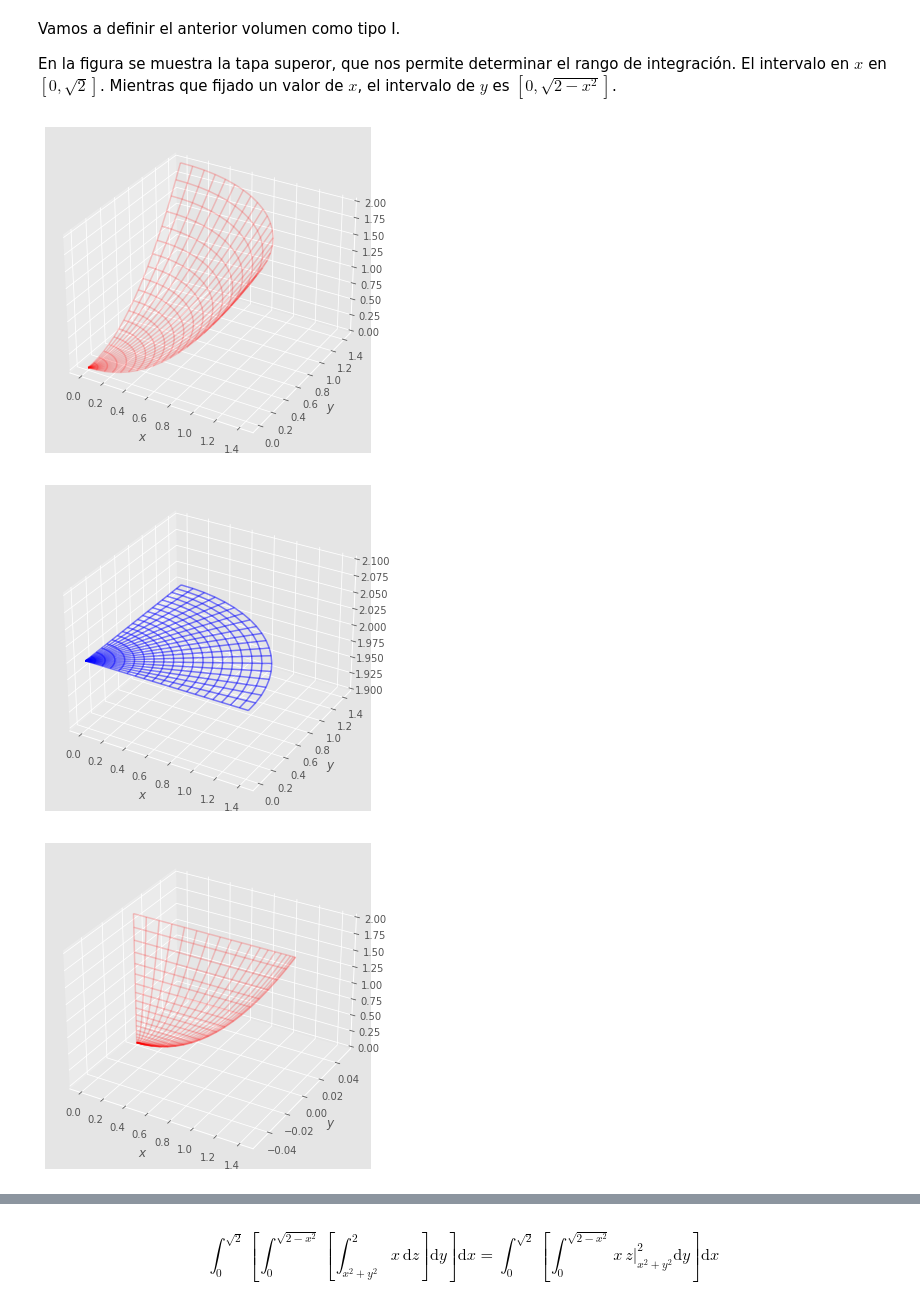
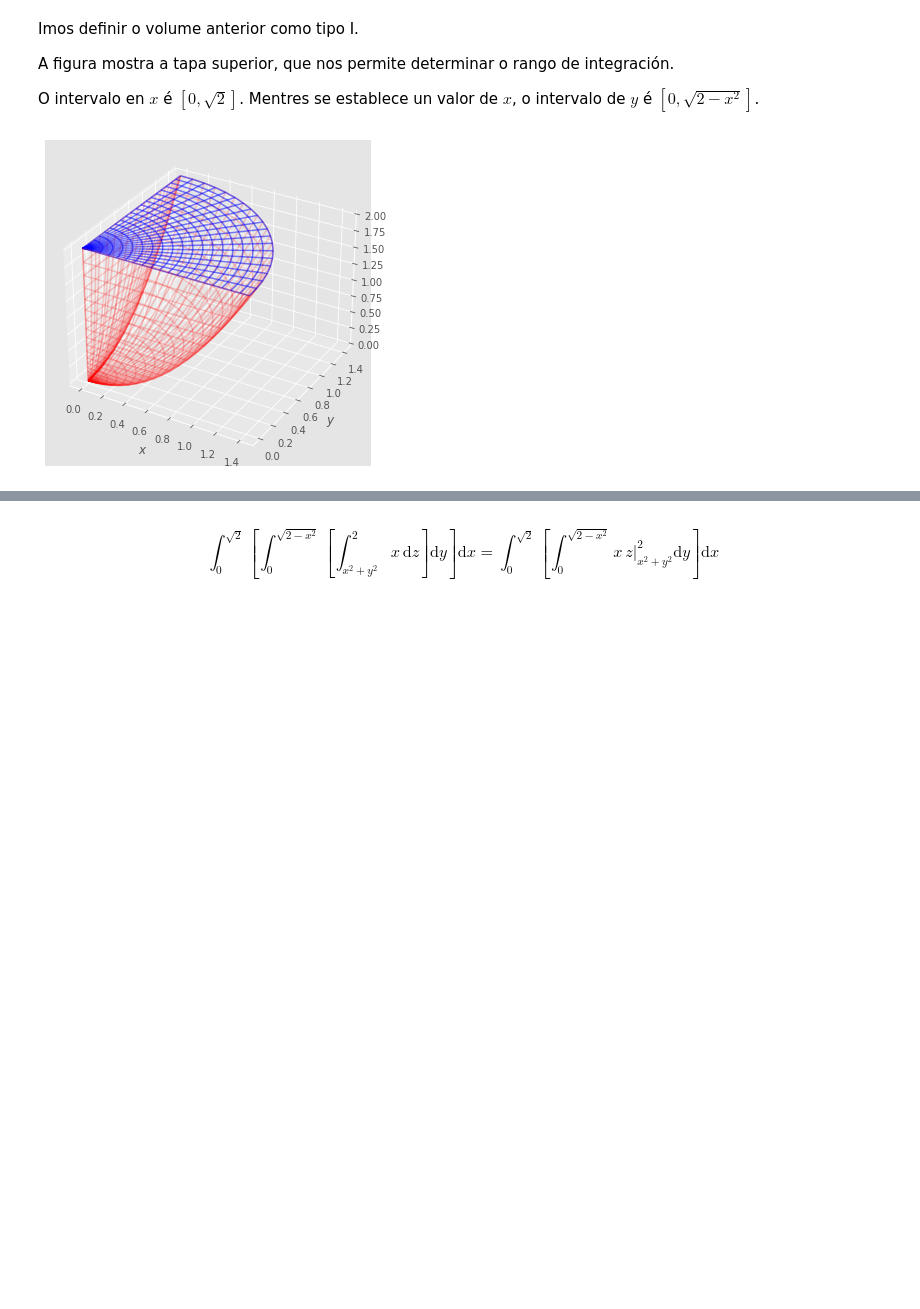
Before and after one commit to xabiercidvidal/USC-MMIII, a Jupyter notebook: _build/jupyter_execute/notebooks/tintegral_3d.ipynb, the cells around one changed output, grey strips where cells are left out. Drawn from its saved outputs; the diff is of its cells as text; code cells hidden in the pictures; blank space fills up the shorter version.

```diff
--- a/_build/jupyter_execute/notebooks/tintegral_3d.ipynb
+++ b/_build/jupyter_execute/notebooks/tintegral_3d.ipynb
@@ -83,14 +90,14 @@ gf.wfsurface(cero, yfun, zfun, rrange, phirange, alpha = 0.2, color = 'r', newfi
 # %% [markdown]
-Vamos a definir el anterior volumen como tipo I.
 
-En la figura se muestra la tapa superor, que nos permite determinar el rango de integración.
-El intervalo en $x$ en $[0, \sqrt{2}]$. Mientras que fijado un valor de $x$, el intervalo de $y$ es $[0, \sqrt{2 - x^2}]$.
+Imos definir o volume anterior como tipo I.
+
+ A figura mostra a tapa superior, que nos permite determinar o rango de integración.
+
+ O intervalo en $x$ é $[0, \sqrt{2}]$. Mentres se establece un valor de $x$, o intervalo de $y$ é $[0, \sqrt{2 - x^2}]$.
 # %%
-gf.wfsurface(xfun, yfun, zfun, rrange, phirange, alpha = 0.2, color = 'r');
-gf.wfsurface(xfun, yfun, ztop, rrange, phirange, alpha = 0.5, color = 'b', newfig = False)
-gf.wfsurface(xfun, cero, zfun, rrange, phirange, alpha = 0.2, color = 'r', newfig = False)
-gf.wfsurface(cero, yfun, zfun, rrange, phirange, alpha = 0.2, color = 'r', newfig = False);
+ax,fig = gf.wfsurface(xfun, yfun, zfun, rrange, phirange, alpha = 0.2, color = 'r');
+gf.wfsurface(xfun, yfun, ztop, rrange, phirange, alpha = 0.5, color = 'b', newfig = [ax,fig])
+gf.wfsurface(xfun, cero, zfun, rrange, phirange, alpha = 0.2, color = 'r', newfig = [ax,fig])
+gf.wfsurface(cero, yfun, zfun, rrange, phirange, alpha = 0.2, color = 'r', newfig = [ax,fig]);
 # %% [output]
-[figure, old version]
+[figure, new version]
-[figure, removed]
-[figure, removed]
```
Also changed, not shown: parts of 34 cells of this notebook, 25 other files.
